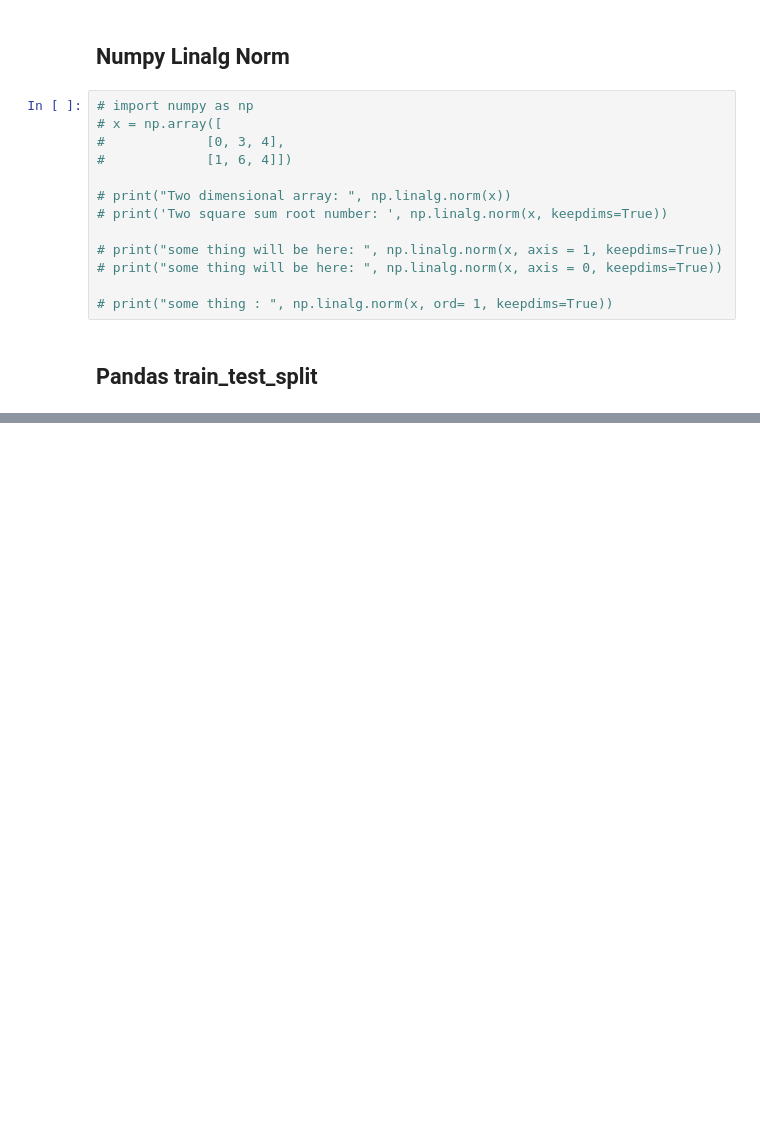
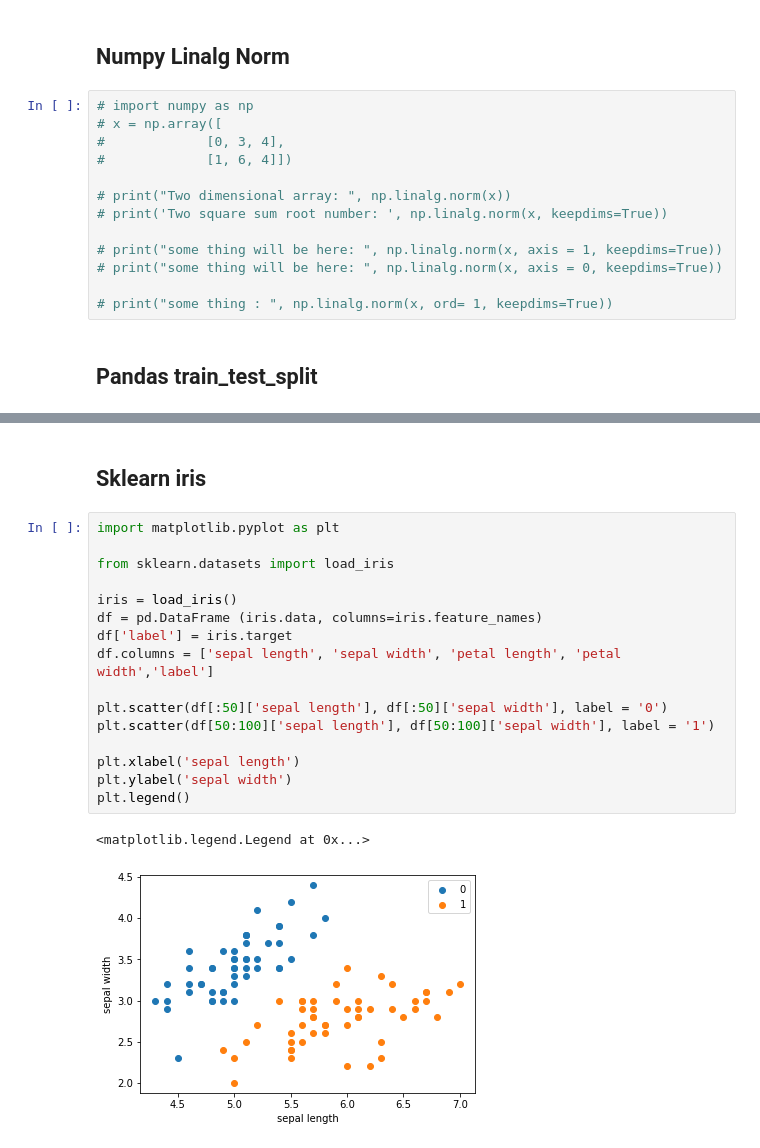
Before and after one commit to sufairahmed/Codeing_Practice, a Jupyter notebook: wtu_ml_practice_1.ipynb, the cells around one changed output, grey strips where cells are left out. Saved outputs shown, nothing was run; the diff lists cells and outputs as text; blank space fills up the shorter version.

```diff
--- a/wtu_ml_practice_1.ipynb
+++ b/wtu_ml_practice_1.ipynb
@@ -96,0 +128,21 @@ print ("-------------- Test dataset ---------\n", namelist_test)
+# %% [markdown]
+## Sklearn iris
+# %%
+import matplotlib.pyplot as plt
+
+from sklearn.datasets import load_iris
+
+iris = load_iris()
+df = pd.DataFrame (iris.data, columns=iris.feature_names)
+df['label'] = iris.target
+df.columns = ['sepal length', 'sepal width', 'petal length', 'petal width','label']
+
+plt.scatter(df[:50]['sepal length'], df[:50]['sepal width'], label = '0')
+plt.scatter(df[50:100]['sepal length'], df[50:100]['sepal width'], label = '1')
+
+plt.xlabel('sepal length')
+plt.ylabel('sepal width')
+plt.legend()
+# %% [output]
+<matplotlib.legend.Legend at 0x...>
+[figure, added]
```
Also changed, not shown: parts of 6 cells of this notebook.
